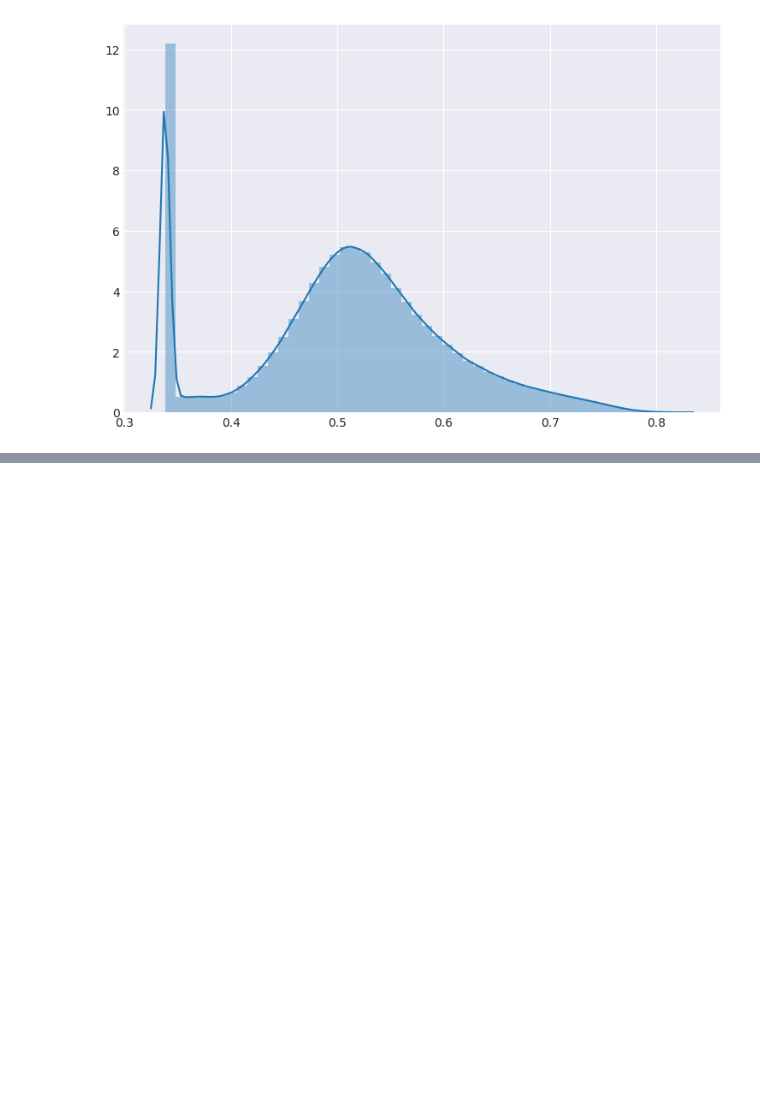
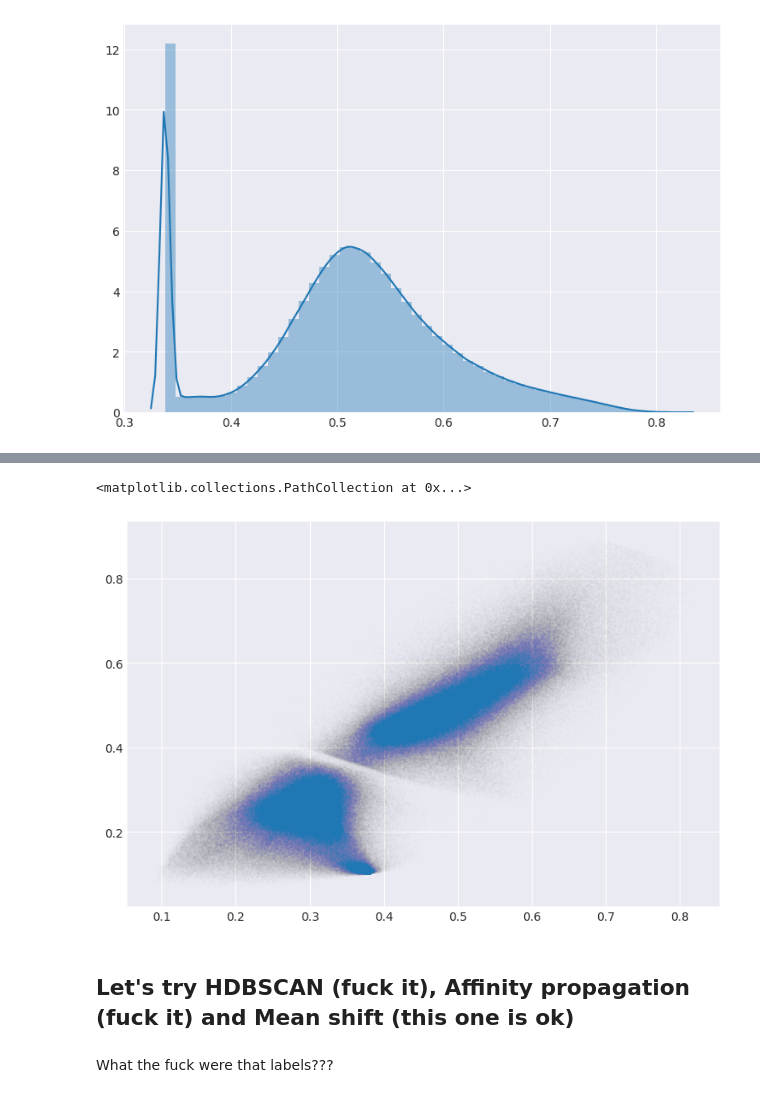
Before and after one commit to explover/Chromatin-clustering, a Jupyter notebook: Neural networks.ipynb, the cells around one changed output, grey strips where cells are left out. Saved outputs shown, nothing was run; the diff lists cells and outputs as text; code cells hidden in the pictures; blank space fills up the shorter version.

```diff
--- a/Neural networks.ipynb
+++ b/Neural networks.ipynb
@@ -271,0 +306,6 @@ from sklearn.o
+# %%
+stacked_ae = Sequential()
+for enc_layer in dec.enc_list:
+    stacked_ae.add(enc_layer)
+for dec_layer in reversed(dec.dec_list):
+    stacked_ae.add(dec_layer)
@@ -271,0 +406,5 @@ from sklearn.o
+# %%
+params = {"train_data": x_train.values, "test_data": x_test.values, "SAE_code": "65432", "denoise": False,
+          "optimizer": "nadam", "batch_size": 256, "activation": "sigmoid", "ae_loss": "mse"}
+# %%
+dec = DEC(**params)
@@ -271,0 +453,9 @@ from sklearn.o
+# %%
+x, y = zip(*dec.train_data["final"])
+# %%
+plt.scatter(x, y, alpha=0.006, s=0.1)
+# %% [output]
+<matplotlib.collections.PathCollection at 0x...>
+[figure, added]
+# %% [markdown]
+## Let's try HDBSCAN (fuck it), Affinity propagation (fuck it) and Mean shift (this one is ok)
@@ -271,0 +479,2 @@ from sklearn.o
+# %% [markdown]
+What the fuck were that labels???
```
Also changed, not shown: parts of 40 cells of this notebook, 1 other file.
